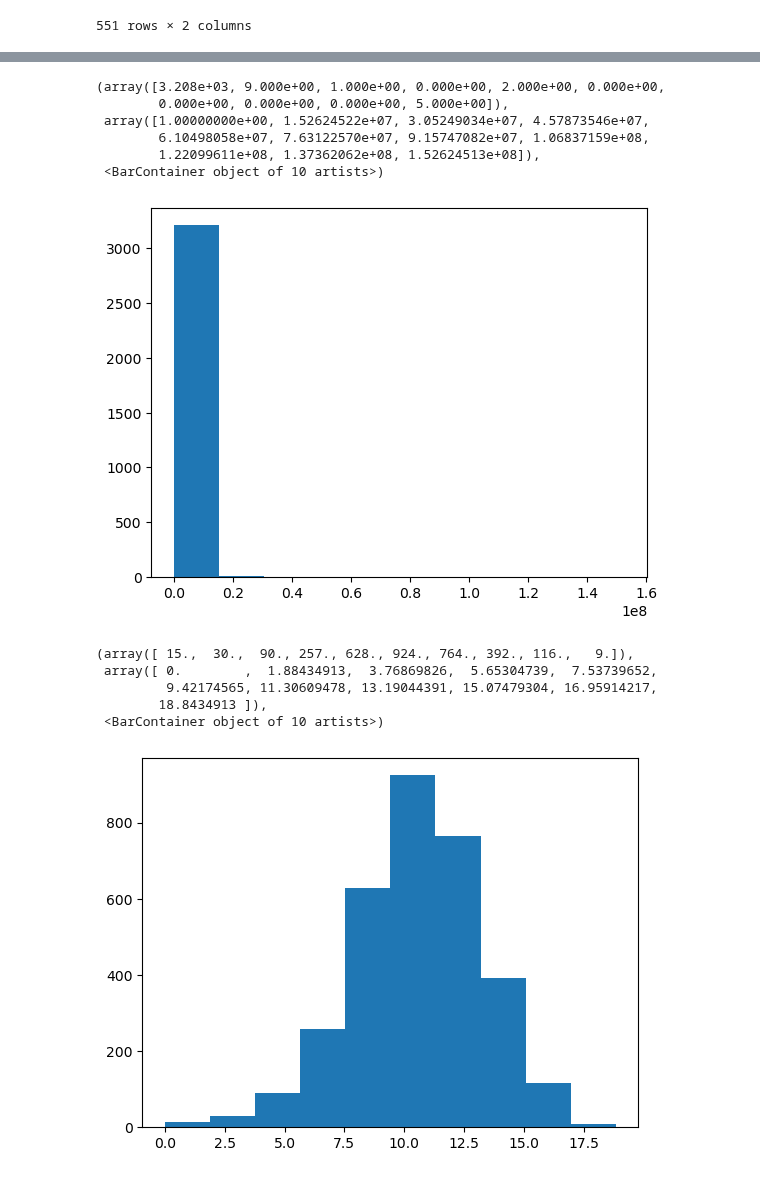
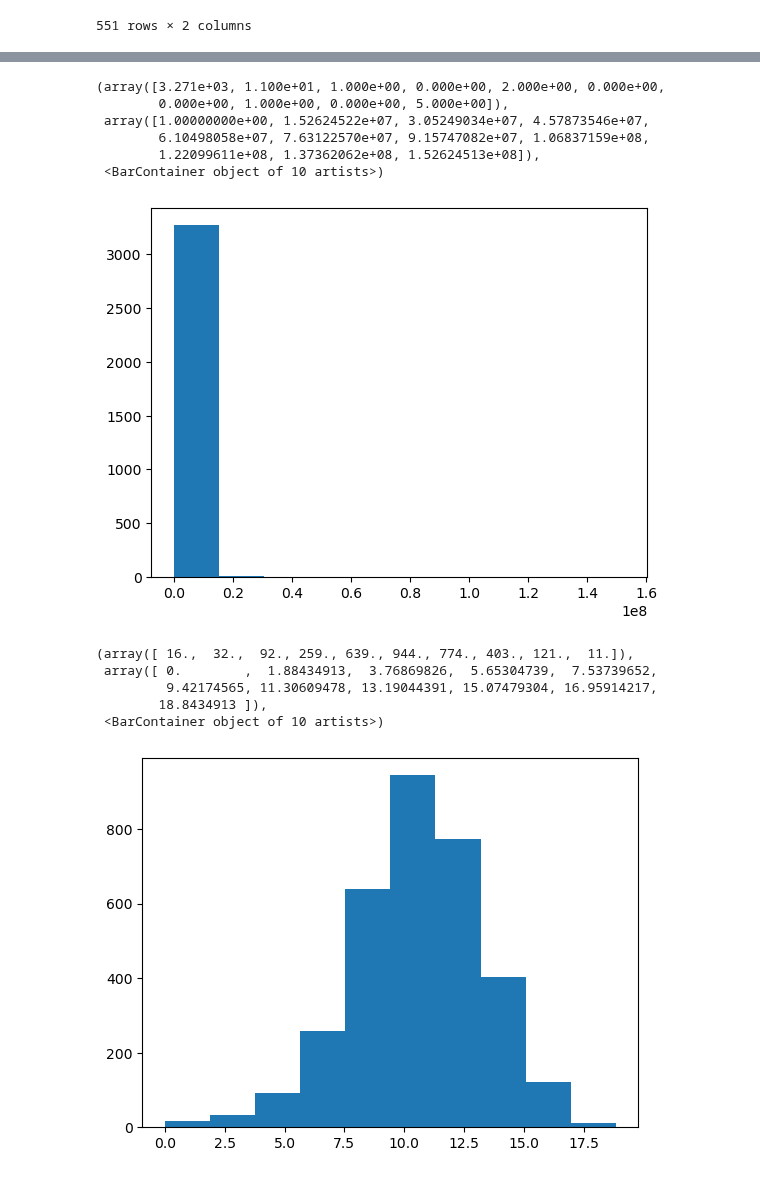
Before and after one commit to DiegoRenaud/Exercice, a Jupyter notebook: Gares_principales.ipynb, the cells around one changed output, grey strips where cells are left out. Saved outputs shown, nothing was run; the diff lists cells and outputs as text; code cells hidden in the pictures.

```diff
--- a/Gares_principales.ipynb
+++ b/Gares_principales.ipynb
@@ -108,25 +61,25 @@ df_gares_merged[df_gares_merged['x_wgs84'].isna()==True]
 # %%
 #gérer les cas 0 et NaN --> pour 0, on les enlève (petites gares) mais il faudra gérer le cas NaN qui contient Paris Est
-df_gares_merged = df_gares_merged.dropna()
+
 df_gares_merged = df_gares_merged.drop(df_gares_merged[df_gares_merged['total_voyageurs_non_voyageurs_2020']==0].index)
 plt.hist(df_gares_merged['total_voyageurs_non_voyageurs_2020'])
 # %% [output]
-(array([3.208e+03, 9.000e+00, 1.000e+00, 0.000e+00, 2.000e+00, 0.000e+00,
-        0.000e+00, 0.000e+00, 0.000e+00, 5.000e+00]),
+(array([3.271e+03, 1.100e+01, 1.000e+00, 0.000e+00, 2.000e+00, 0.000e+00,
+        0.000e+00, 1.000e+00, 0.000e+00, 5.000e+00]),
  array([1.00000000e+00, 1.52624522e+07, 3.05249034e+07, 4.57873546e+07,
         6.10498058e+07, 7.63122570e+07, 9.15747082e+07, 1.06837159e+08,
         1.22099611e+08, 1.37362062e+08, 1.52624513e+08]),
  <BarContainer object of 10 artists>)
-[figure, old version]
+[figure, new version]
 # %%
 df_gares_merged['log_total_voyageurs_non_voyageurs_2020'] = np.log(df_gares_merged['total_voyageurs_non_voyageurs_2020'])
 plt.hist(df_gares_merged['log_total_voyageurs_non_voyageurs_2020'])
 #mieux pour travailler sur les frequentations
 # %% [output]
-(array([ 15.,  30.,  90., 257., 628., 924., 764., 392., 116.,   9.]),
+(array([ 16.,  32.,  92., 259., 639., 944., 774., 403., 121.,  11.]),
  array([ 0.        ,  1.88434913,  3.76869826,  5.65304739,  7.53739652,
          9.42174565, 11.30609478, 13.19044391, 15.07479304, 16.95914217,
         18.8434913 ]),
  <BarContainer object of 10 artists>)
-[figure, old version]
+[figure, new version]
 # %%
```
Also changed, not shown: parts of 10 cells of this notebook.
